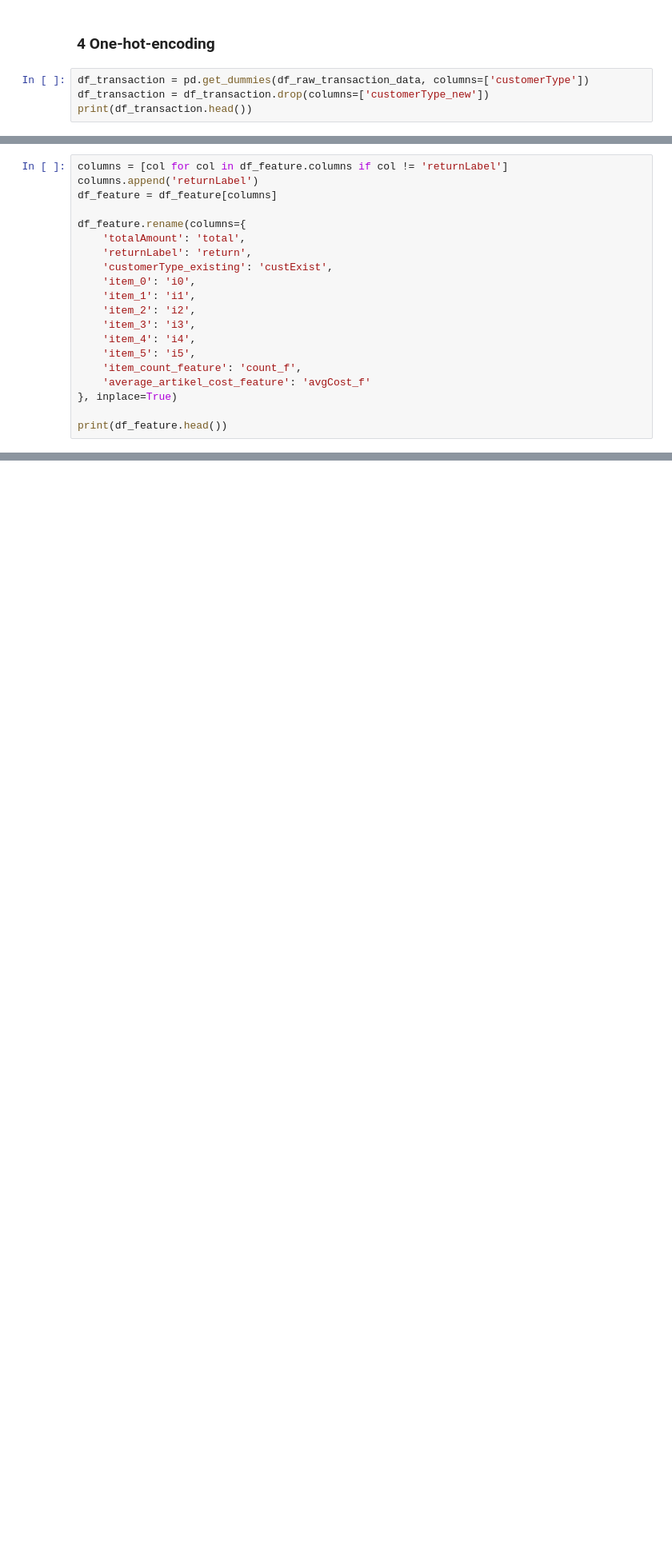
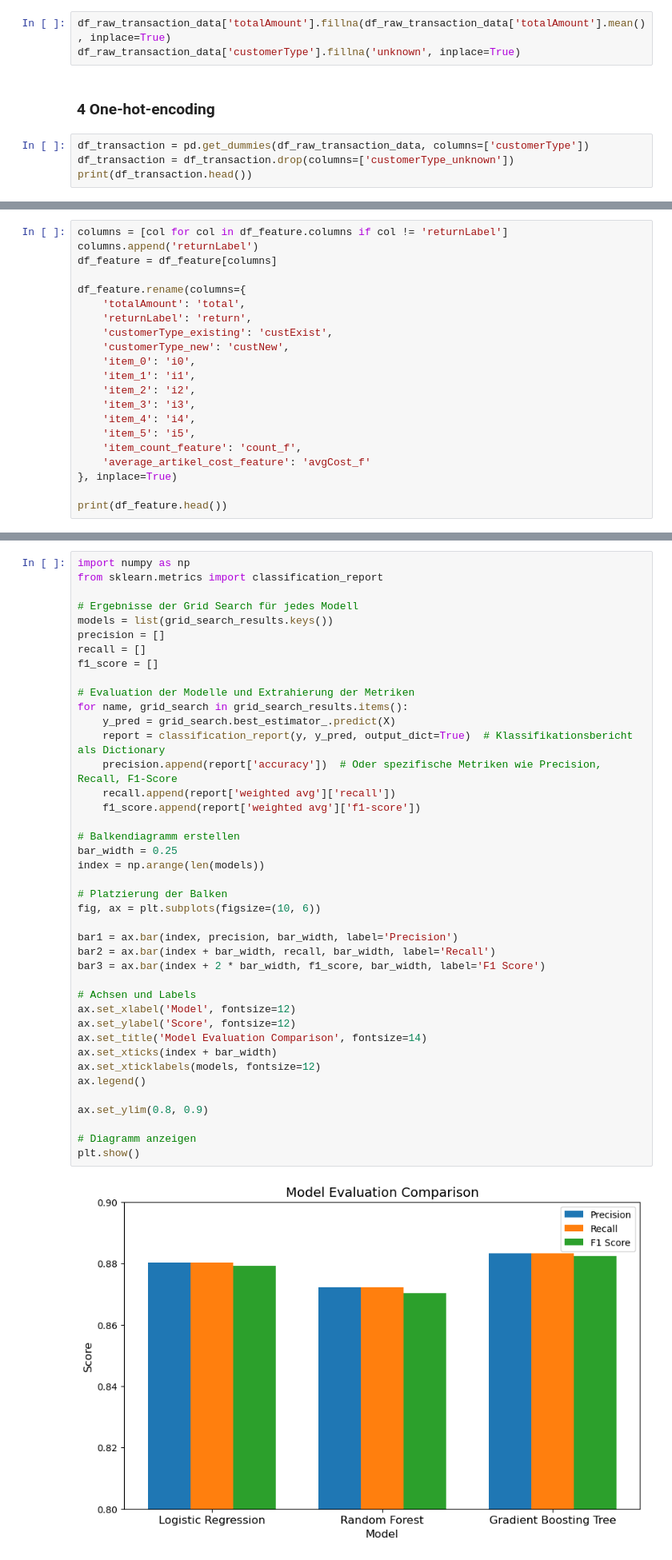
Before and after one commit to jkobh/ML-Projekt, a Jupyter notebook: ML-Modell.ipynb, the cells around one changed output, grey strips where cells are left out. Shown: that part at 80% size. Cells and saved outputs as stored; diff of their text form; blank space fills up the shorter version.

```diff
--- a/ML-Modell.ipynb
+++ b/ML-Modell.ipynb
@@ -66,7 +54,10 @@ Der Datensatz enthält 919 NaN-Werte.
+# %%
+df_raw_transaction_data['totalAmount'].fillna(df_raw_transaction_data['totalAmount'].mean(), inplace=True)
+df_raw_transaction_data['customerType'].fillna('unknown', inplace=True)
 # %% [markdown]
 ### 4 One-hot-encoding
 # %%
 df_transaction = pd.get_dummies(df_raw_transaction_data, columns=['customerType'])
-df_transaction = df_transaction.drop(columns=['customerType_new'])
+df_transaction = df_transaction.drop(columns=['customerType_unknown'])
 print(df_transaction.head())
 # %% [output]
@@ -117,6 +110,7 @@ df_feature.rename(columns={
     'totalAmount': 'total',
     'returnLabel': 'return',
     'customerType_existing': 'custExist',
+    'customerType_new': 'custNew',
     'item_0': 'i0',
     'item_1': 'i1',
     'item_2': 'i2',
@@ -154,2 +184,45 @@ print(df_feature.head())
+# %%
+import numpy as np
+from sklearn.metrics import classification_report
+
+# Ergebnisse der Grid Search für jedes Modell
+models = list(grid_search_results.keys())
+precision = []
+recall = []
+f1_score = []
+
+# Evaluation der Modelle und Extrahierung der Metriken
+for name, grid_search in grid_search_results.items():
+    y_pred = grid_search.best_estimator_.predict(X)
+    report = classification_report(y, y_pred, output_dict=True)  # Klassifikationsbericht als Dictionary
+    precision.append(report['accuracy'])  # Oder spezifische Metriken wie Precision, Recall, F1-Score
+    recall.append(report['weighted avg']['recall'])
+    f1_score.append(report['weighted avg']['f1-score'])
+
+# Balkendiagramm erstellen
+bar_width = 0.25
+index = np.arange(len(models))
+
+# Platzierung der Balken
+fig, ax = plt.subplots(figsize=(10, 6))
+
+bar1 = ax.bar(index, precision, bar_width, label='Precision')
+bar2 = ax.bar(index + bar_width, recall, bar_width, label='Recall')
+bar3 = ax.bar(index + 2 * bar_width, f1_score, bar_width, label='F1 Score')
+
+# Achsen und Labels
+ax.set_xlabel('Model', fontsize=12)
+ax.set_ylabel('Score', fontsize=12)
+ax.set_title('Model Evaluation Comparison', fontsize=14)
+ax.set_xticks(index + bar_width)
+ax.set_xticklabels(models, fontsize=12)
+ax.legend()
+
+ax.set_ylim(0.8, 0.9)
+
+# Diagramm anzeigen
+plt.show()
+# %% [output]
+[figure, added]
 # %% [markdown]
 ### 8. Laden der Testdaten
```
Also changed, not shown: parts of 21 cells of this notebook.
